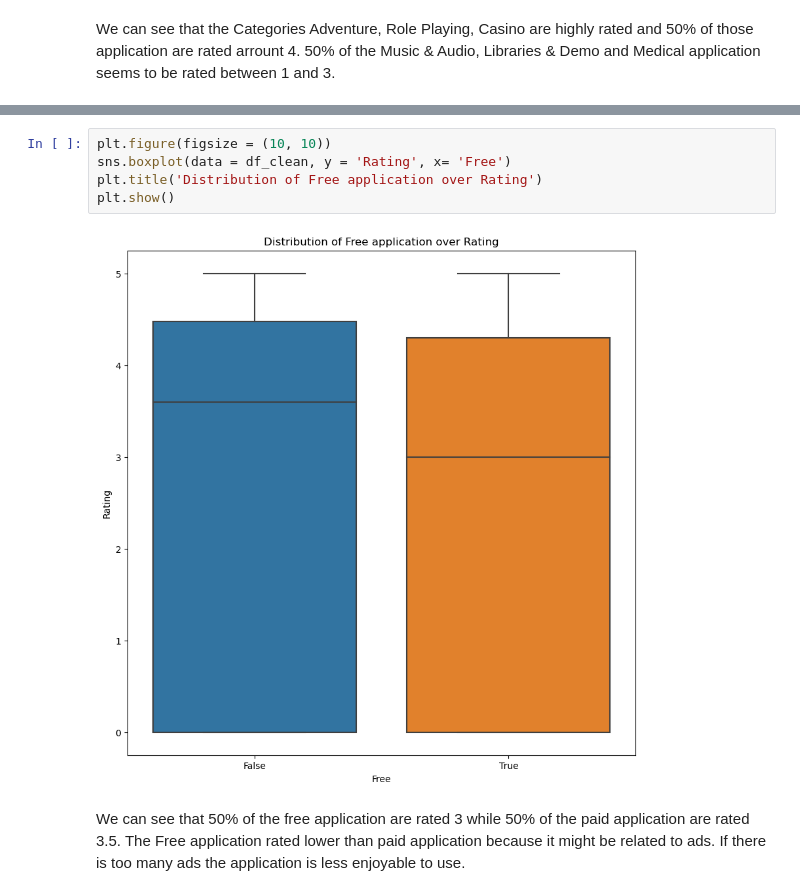
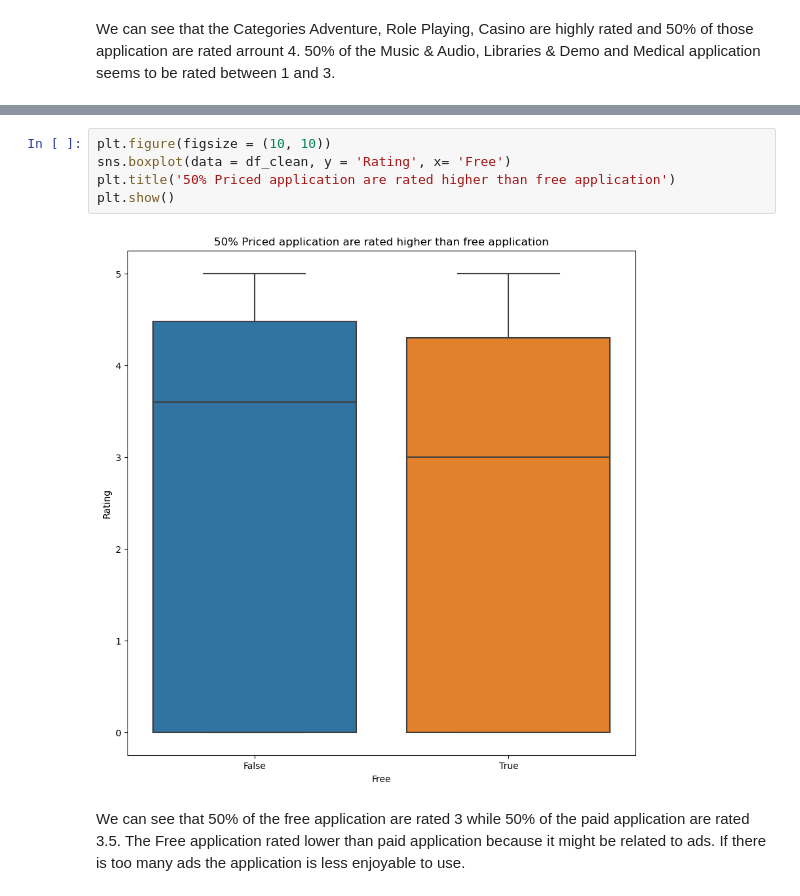
Before and after one commit to LouLan99/User-Rating-Prediction-Model, a Jupyter notebook: notebooks/02-eda.ipynb, the cells around one changed output, grey strips where cells are left out. Drawn from its saved outputs; the diff is of its cells as text.

```diff
--- a/notebooks/02-eda.ipynb
+++ b/notebooks/02-eda.ipynb
@@ -180,10 +194,10 @@ However we can see that Adult only 18+ and Unrated are non existent.
 # %%
 plt.figure(figsize = (10, 10))
 sns.boxplot(data = df_clean, y = 'Rating', x= 'Free')
-plt.title('Distribution of Free application over Rating')
+plt.title('50% Priced application are rated higher than free application')
 plt.show()
 # %% [output]
-[figure, old version]
+[figure, new version]
 # %% [markdown]
 We can see that 50% of the free application are rated 3 while 50% of the paid application are rated 3.5.
 The Free application rated lower than paid application because it might be related to ads. If there is too many ads the application is less enjoyable to use.
```
Also changed, not shown: parts of 16 cells of this notebook.
